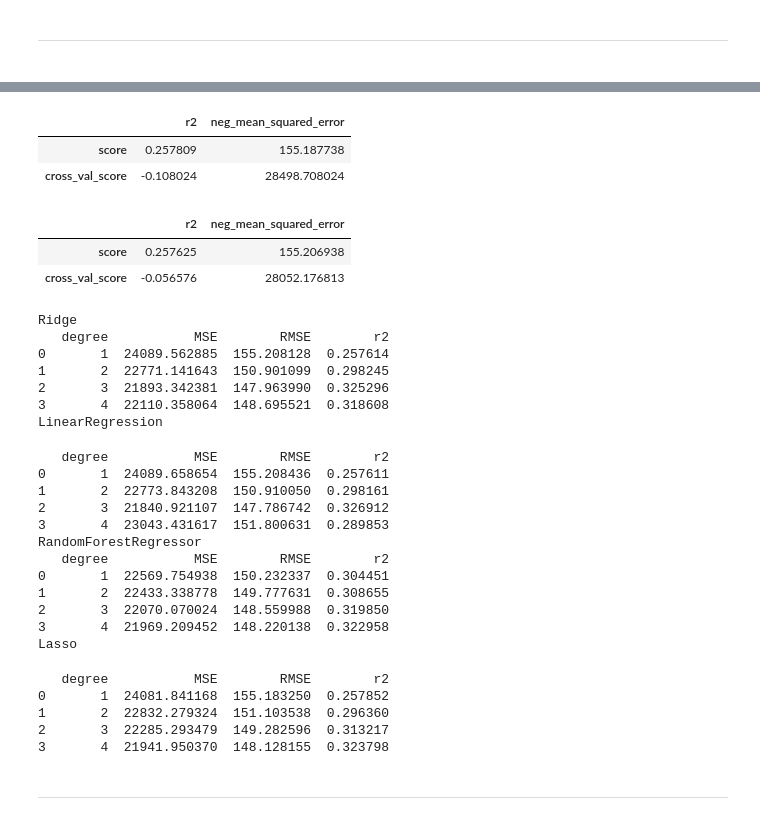
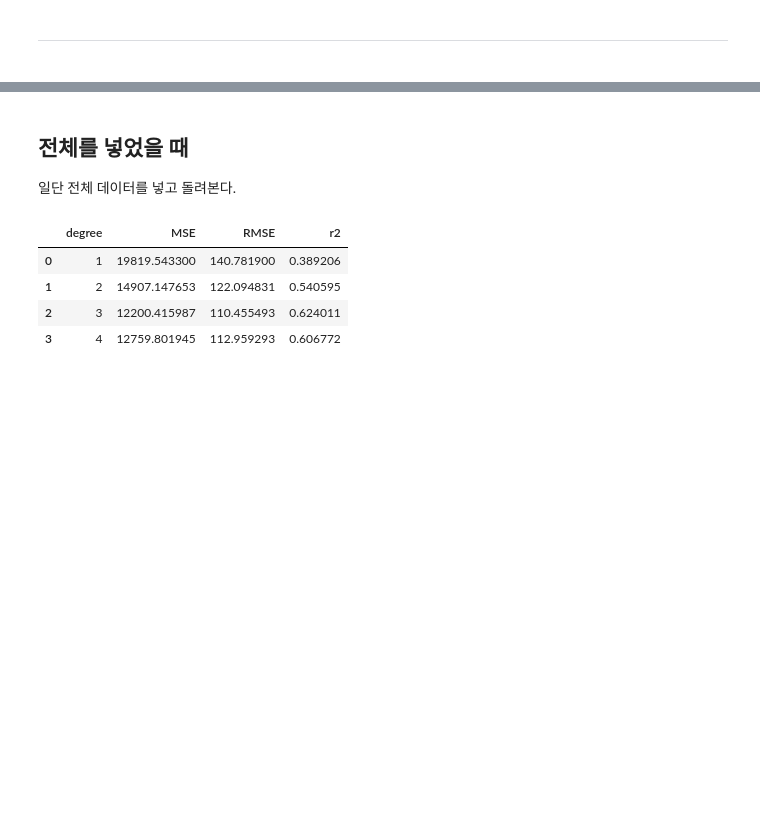
Before and after one commit to Clear-head/hipython_repo, a Jupyter notebook: BikeSharingDemand.ipynb, the cells around one changed output, grey strips where cells are left out. Drawn from its saved outputs; the diff is of its cells as text; code cells hidden in the pictures; blank space fills up the shorter version.

```diff
--- a/BikeSharingDemand.ipynb
+++ b/BikeSharingDemand.ipynb
@@ -296,43 +206,15 @@ model_func(mX, my, RidgeCV, [0.001, 0.01, 0.1, 1, 10, 100])
-# %%
-model_func(mX, my, LassoCV)
-# %% [output]
-|  | r2 | neg_mean_squared_error |
-| score | 0.257809 | 155.187738 |
-| cross_val_score | -0.108024 | 28498.708024 |
-# %%
-model_func(mX, my, ElasticNet)
-# %% [output]
-|  | r2 | neg_mean_squared_error |
-| score | 0.257625 | 155.206938 |
-| cross_val_score | -0.056576 | 28052.176813 |
-# %%
-for i in [Ridge, LinearRegression, RandomForestRegressor, Lasso]:
-    print(i.__name__)
-    print(poly_func(mX, my, i))
-# %% [output]
-Ridge
-   degree           MSE        RMSE        r2
-0       1  24089.562885  155.208128  0.257614
-1       2  22771.141643  150.901099  0.298245
-2       3  21893.342381  147.963990  0.325296
-3       4  22110.358064  148.695521  0.318608
-LinearRegression
-   degree           MSE        RMSE        r2
-0       1  24089.658654  155.208436  0.257611
-1       2  22773.843208  150.910050  0.298161
-2       3  21840.921107  147.786742  0.326912
-3       4  23043.431617  151.800631  0.289853
-RandomForestRegressor
-   degree           MSE        RMSE        r2
-0       1  22569.754938  150.232337  0.304451
-1       2  22433.338778  149.777631  0.308655
-2       3  22070.070024  148.559988  0.319850
-3       4  21969.209452  148.220138  0.322958
-Lasso
-   degree           MSE        RMSE        r2
-0       1  24081.841168  155.183250  0.257852
-1       2  22832.279324  151.103538  0.296360
-2       3  22285.293479  149.282596  0.313217
-3       4  21941.950370  148.128155  0.323798
-# %% [markdown]
----------------
+# %% [markdown]
+## 전체를 넣었을 때
+일단 전체 데이터를 넣고 돌려본다.
+# %%
+X = df.drop("count", axis=1).values
+y = df["count"].values
+
+poly_LinearRegression = poly_func(X, y, LinearRegression)
+poly_LinearRegression
+# %% [output]
+|  | degree | MSE | RMSE | r2 |
+| 0 | 1 | 19819.543300 | 140.781900 | 0.389206 |
+| 1 | 2 | 14907.147653 | 122.094831 | 0.540595 |
+| 2 | 3 | 12200.415987 | 110.455493 | 0.624011 |
+| 3 | 4 | 12759.801945 | 112.959293 | 0.606772 |
```
Also changed, not shown: parts of 80 cells of this notebook.
